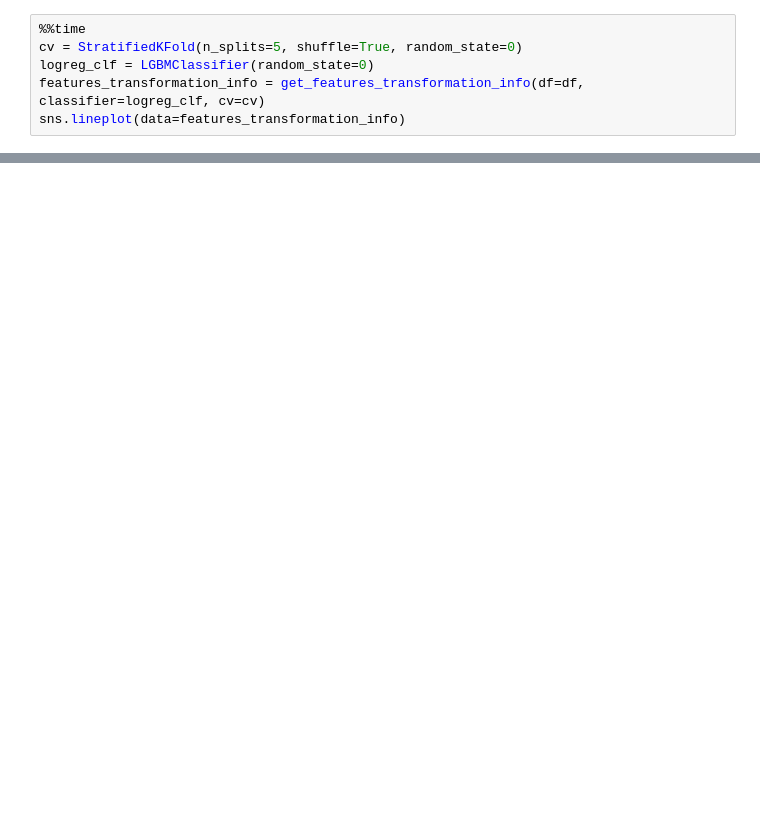
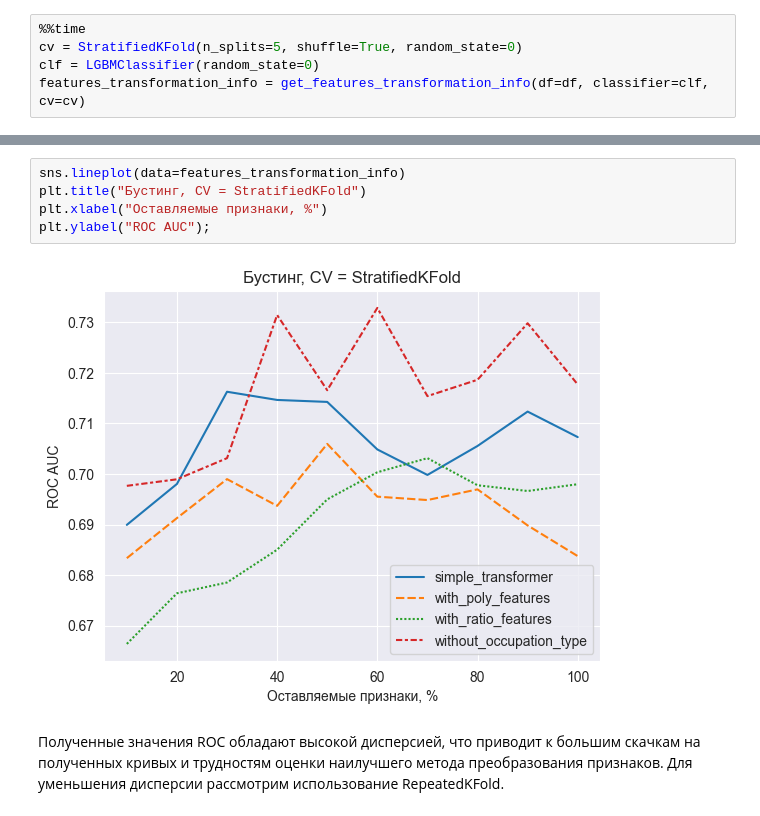
Before and after one commit to SoooSlooow/CreditCardsProject, a Jupyter notebook: notebooks/Exploring features transformation.ipynb, the cells around one changed output, grey strips where cells are left out. Drawn from its saved outputs; the diff is of its cells as text; blank space fills up the shorter version.

```diff
--- a/notebooks/Exploring features transformation.ipynb
+++ b/notebooks/Exploring features transformation.ipynb
@@ -73,7 +69,6 @@ Wall time: 16min 46s
 # %%
 %%time
 cv = StratifiedKFold(n_splits=5, shuffle=True, random_state=0)
-logreg_clf = LGBMClassifier(random_state=0)
-features_transformation_info = get_features_transformation_info(df=df, classifier=logreg_clf, cv=cv)
-sns.lineplot(data=features_transformation_info)
+clf = LGBMClassifier(random_state=0)
+features_transformation_info = get_features_transformation_info(df=df, classifier=clf, cv=cv)
 # %% [output]
@@ -84,2 +77,11 @@ Wall time: 5min 54s
+# %%
+sns.lineplot(data=features_transformation_info)
+plt.title("Бустинг, CV = StratifiedKFold")
+plt.xlabel("Оставляемые признаки, %")
+plt.ylabel("ROC AUC");
+# %% [output]
+[figure, added]
+# %% [markdown]
+Полученные значения ROC обладают высокой дисперсией, что приводит к большим скачкам на полученных кривых и трудностям оценки наилучшего метода преобразования признаков. Для уменьшения дисперсии рассмотрим использование RepeatedKFold.
 # %%
 %%time
```
Also changed, not shown: parts of 22 cells of this notebook, 16 other files.
